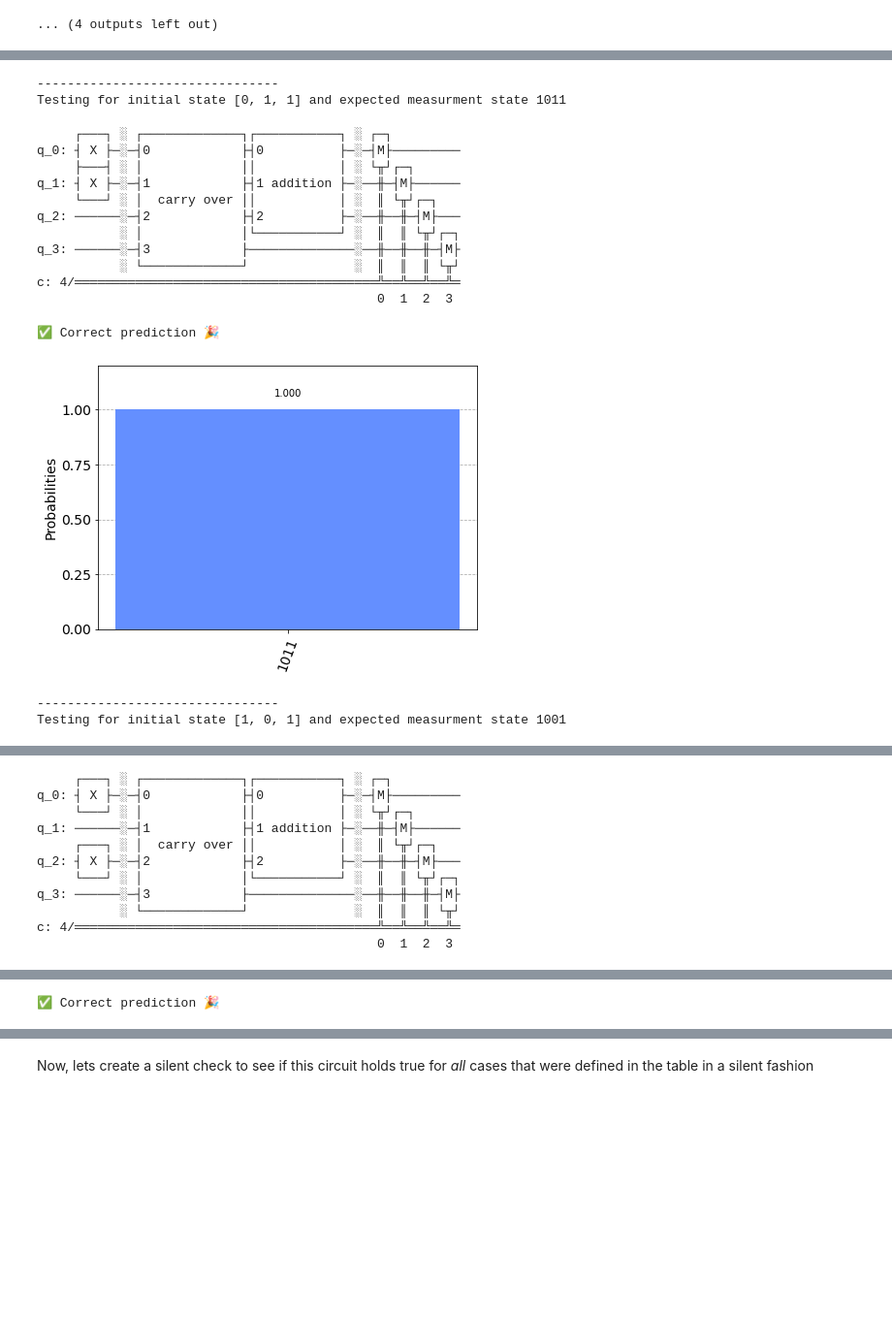
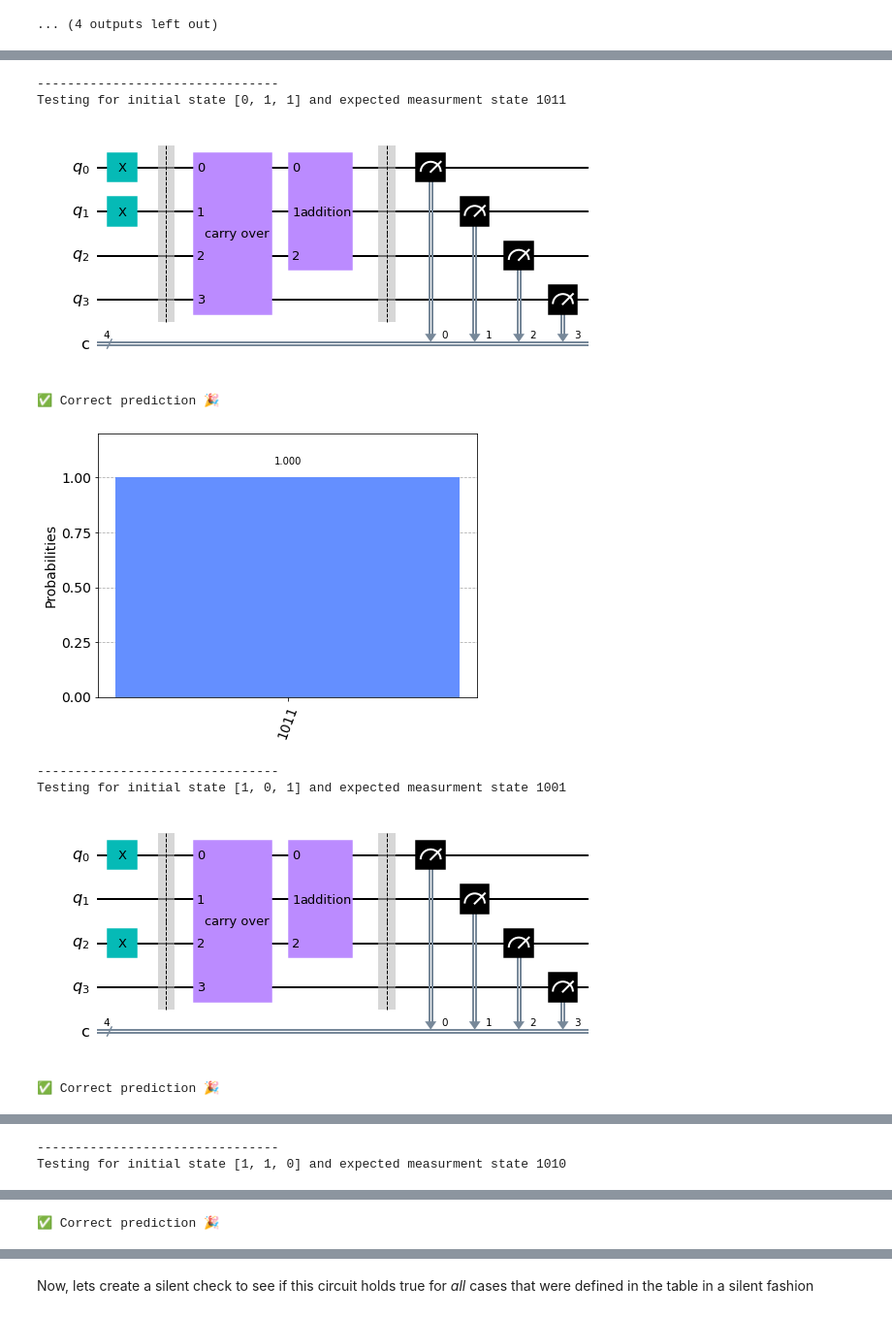
Before and after one commit to RicardoMonteiroSimoes/ZHAW_PAHS212, a Jupyter notebook: jupyter/full_adder_evaluation.ipynb, the cells around one changed output, grey strips where cells are left out. Shown: that part at 97% size. Drawn from its saved outputs; the diff is of its cells as text; code cells hidden in the pictures; blank space fills up the shorter version.

```diff
--- a/jupyter/full_adder_evaluation.ipynb
+++ b/jupyter/full_adder_evaluation.ipynb
@@ -397,38 +390,30 @@ def generate_circuit(index):
 # %%
 #we can only set the inital 3 qubits A and B (inputs) and C (carry in)
 state_matrix = [[0,1,1],
                 [1,0,1],
                 [1,1,0],
                 [1,1,1]]
 
 #We have to check all 4 output bits to see if it holds up!
 expected_states = [ '1011',
                     '1001',
                     '1010',
                     '1111']
 
 for index, expected_state in enumerate(expected_states):
     print("--------------------------------")
     print("Testing for initial state " + str(state_matrix[index]) + " and expected measurment state " + expected_state)
     circuit = generate_circuit(index)
-    display(circuit.draw())
+    display(circuit.draw('mpl'))
     counts, _, _ = compile_circuit_and_check(circuit, expected_states[index])
     display(plot_histogram(counts))
 # %% [output]
 --------------------------------
 Testing for initial state [0, 1, 1] and expected measurment state 1011
+[figure, new version]
-     ┌───┐ ░ ┌─────────────┐┌───────────┐ ░ ┌─┐
-q_0: ┤ X ├─░─┤0            ├┤0          ├─░─┤M├─────────
-     ├───┤ ░ │             ││           │ ░ └╥┘┌─┐
-q_1: ┤ X ├─░─┤1            ├┤1 addition ├─░──╫─┤M├──────
-     └───┘ ░ │  carry over ││           │ ░  ║ └╥┘┌─┐
-q_2: ──────░─┤2            ├┤2          ├─░──╫──╫─┤M├───
-           ░ │             │└───────────┘ ░  ║  ║ └╥┘┌─┐
-q_3: ──────░─┤3            ├──────────────░──╫──╫──╫─┤M├
-           ░ └─────────────┘              ░  ║  ║  ║ └╥┘
-c: 4/════════════════════════════════════════╩══╩══╩══╩═
-                                             0  1  2  3
+✅ Correct prediction 🎉
+[figure]
-✅ Correct prediction 🎉
+--------------------------------
+Testing for initial state [1, 0, 1] and expected measurment state 1001
-[figure, old version]
+[figure, new version]
---------------------------------
-Testing for initial state [1, 0, 1] and expected measurment state 1001
+✅ Correct prediction 🎉
@@ -435,11 +421,2 @@ Testing for initial state [1, 0, 1] and expected measurment state 1001
-     ┌───┐ ░ ┌─────────────┐┌───────────┐ ░ ┌─┐
-q_0: ┤ X ├─░─┤0            ├┤0          ├─░─┤M├─────────
-     └───┘ ░ │             ││           │ ░ └╥┘┌─┐
-q_1: ──────░─┤1            ├┤1 addition ├─░──╫─┤M├──────
-     ┌───┐ ░ │  carry over ││           │ ░  ║ └╥┘┌─┐
-q_2: ┤ X ├─░─┤2            ├┤2          ├─░──╫──╫─┤M├───
-     └───┘ ░ │             │└───────────┘ ░  ║  ║ └╥┘┌─┐
-q_3: ──────░─┤3            ├──────────────░──╫──╫──╫─┤M├
-           ░ └─────────────┘              ░  ║  ║  ║ └╥┘
-c: 4/════════════════════════════════════════╩══╩══╩══╩═
-                                             0  1  2  3
+--------------------------------
+Testing for initial state [1, 1, 0] and expected measurment state 1010
```
Also changed, not shown: parts of 3 cells of this notebook, 7 other files.
